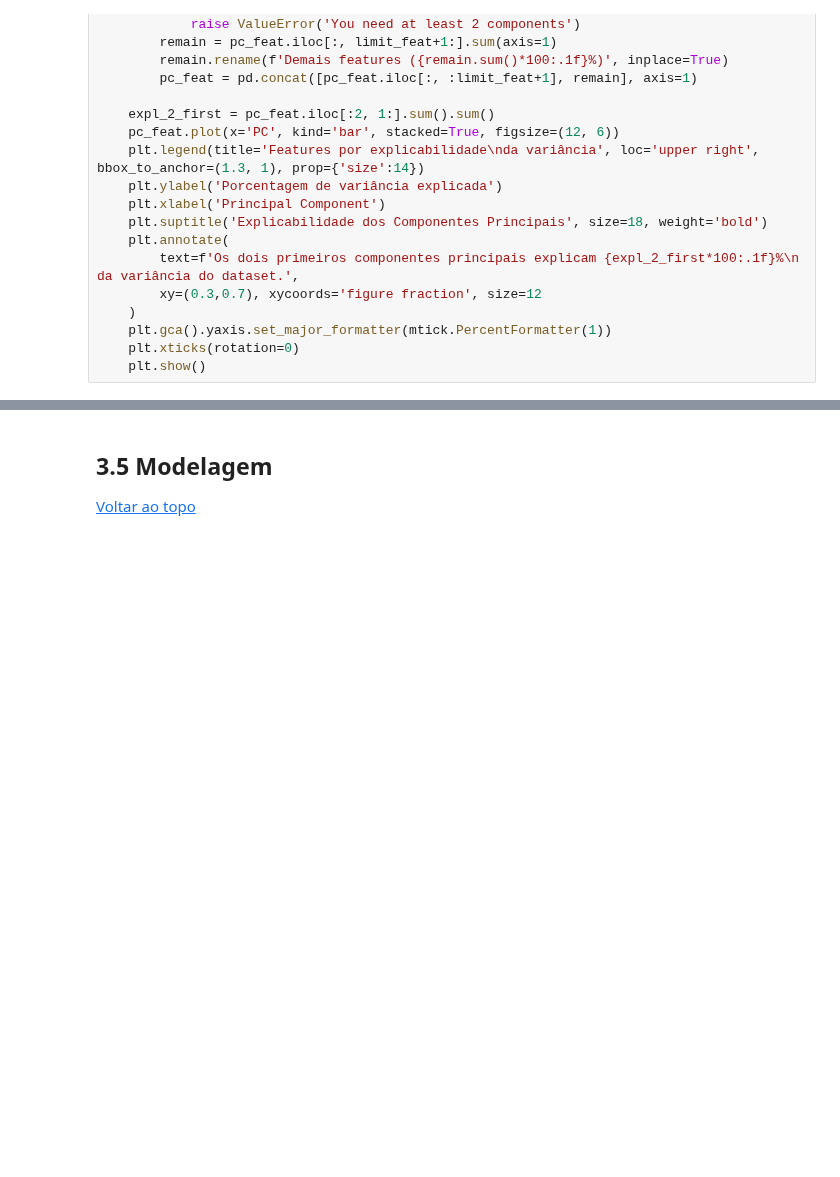
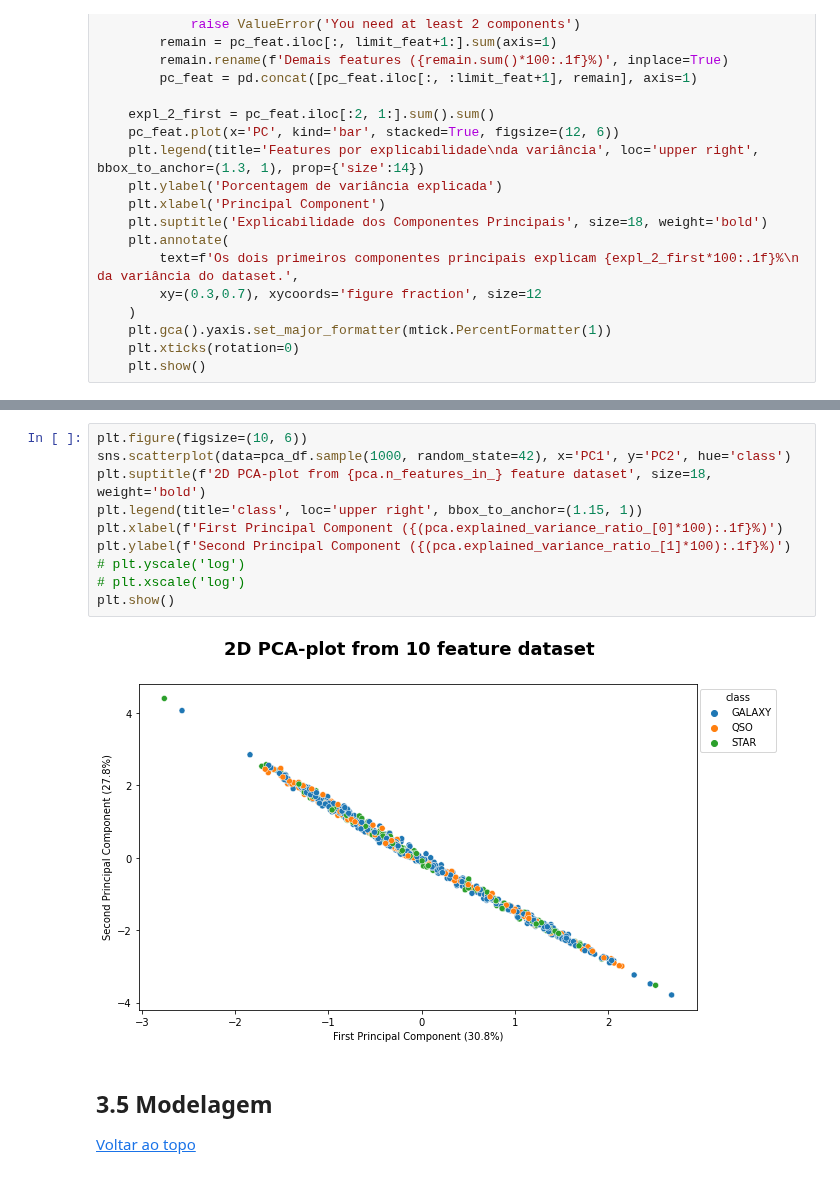
Before and after one commit to gutessitore/StellarClassification, a Jupyter notebook: Relatorio.ipynb, the cells around one changed output, grey strips where cells are left out. Saved outputs shown, nothing was run; the diff lists cells and outputs as text; blank space fills up the shorter version.

```diff
--- a/Relatorio.ipynb
+++ b/Relatorio.ipynb
@@ -367,3 +387,15 @@ Plotar gráfico de PC1 vs PC2
+# %%
+plt.figure(figsize=(10, 6))
+sns.scatterplot(data=pca_df.sample(1000, random_state=42), x='PC1', y='PC2', hue='class')
+plt.suptitle(f'2D PCA-plot from {pca.n_features_in_} feature dataset', size=18, weight='bold')
+plt.legend(title='class', loc='upper right', bbox_to_anchor=(1.15, 1))
+plt.xlabel(f'First Principal Component ({(pca.explained_variance_ratio_[0]*100):.1f}%)')
+plt.ylabel(f'Second Principal Component ({(pca.explained_variance_ratio_[1]*100):.1f}%)')
+# plt.yscale('log')
+# plt.xscale('log')
+plt.show()
+# %% [output]
+[figure, added]
 # %% [markdown]
 ## 3.5 Modelagem <a class="anchor" id="section-3-5"></a>
 [Voltar ao topo](#section-0)
```
Also changed, not shown: parts of 10 cells of this notebook.
